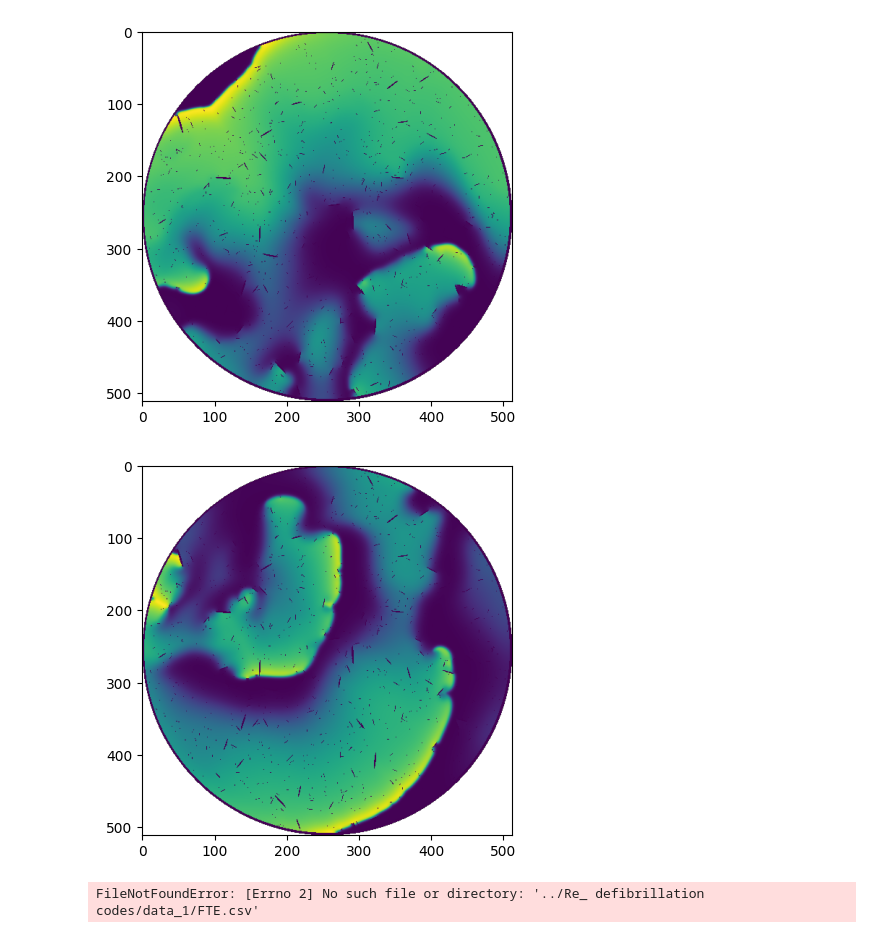
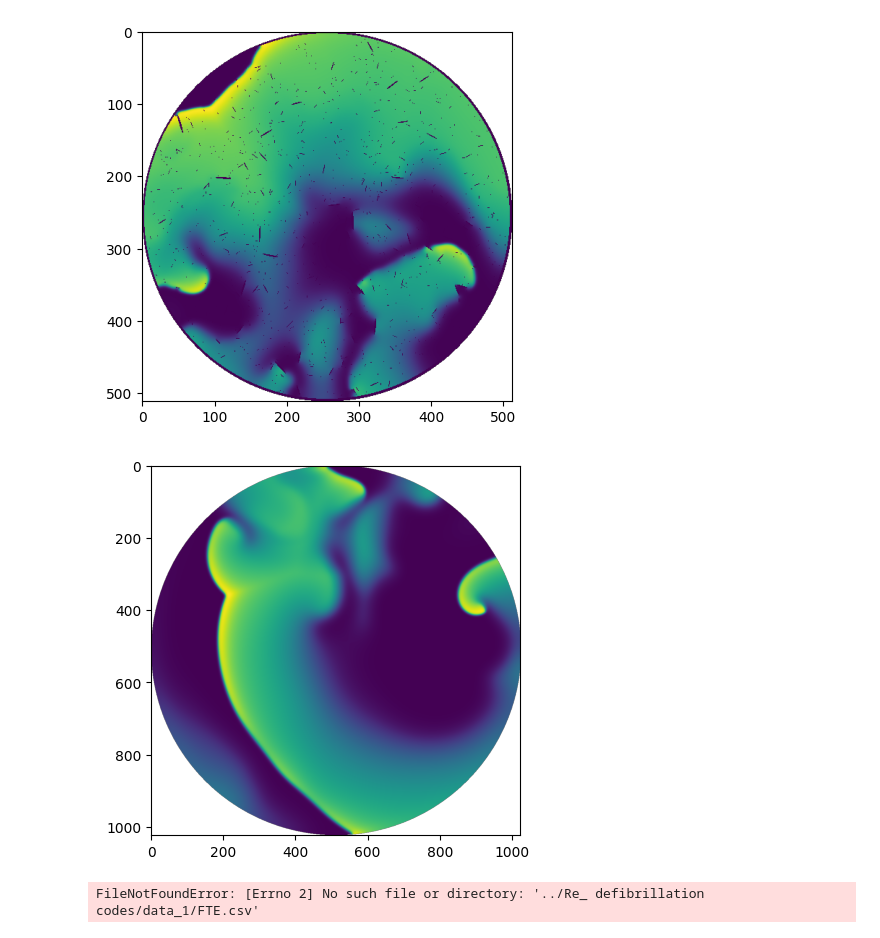
Before and after one commit to William-XiaodongAn/defibrillation, a Jupyter notebook: jupyter_script/analyze_defrib_freq.ipynb, the cells around one changed output. Cells and saved outputs as stored; diff of their text form; code cells hidden in the pictures.

```diff
--- a/jupyter_script/analyze_defrib_freq.ipynb
+++ b/jupyter_script/analyze_defrib_freq.ipynb
@@ -14,9 +14,9 @@ b = load_voltage(r"C:\Users\xan37\Downloads\Track_Tip\Track_Tip\IC3.csv",plot =
 # %% [output]
 [figure]
 # %%
-a = load_voltage(r"C:\Users\xan37\Downloads\Track_Tip\Track_Tip\IC1.csv",plot = True)
+a = load_voltage(r"C:\Users\xan37\OneDrive - Georgia Institute of Technology\Documents\GitHub\defibrillation\Re_ defibrillation codes\IC_1\fcolor_1.csv",plot = True)
 # %% [output]
-[figure, old version]
+[figure, new version]
 # %%
 loc = []
 with open("../Re_ defibrillation codes/maskcircle.csv") as csv_file:
```
Also changed, not shown: 4 other files.
